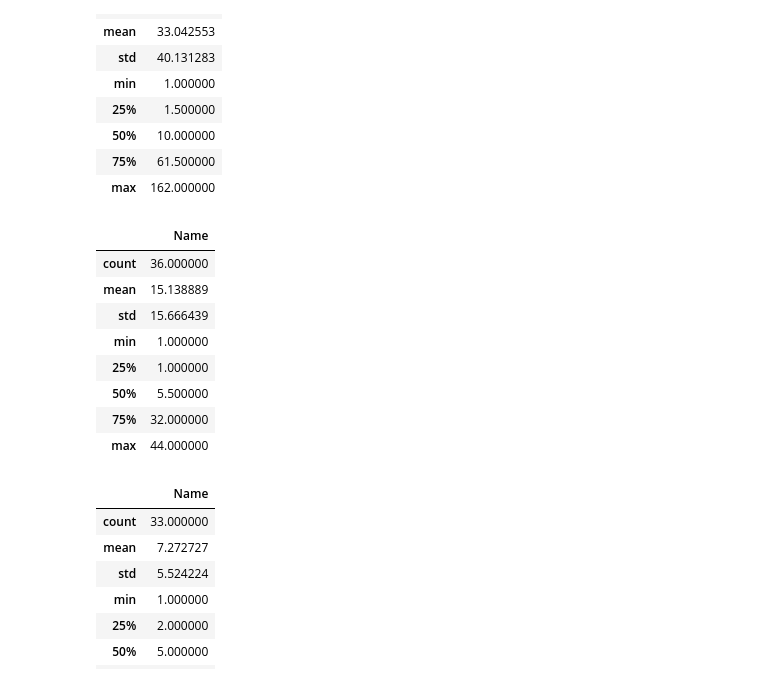
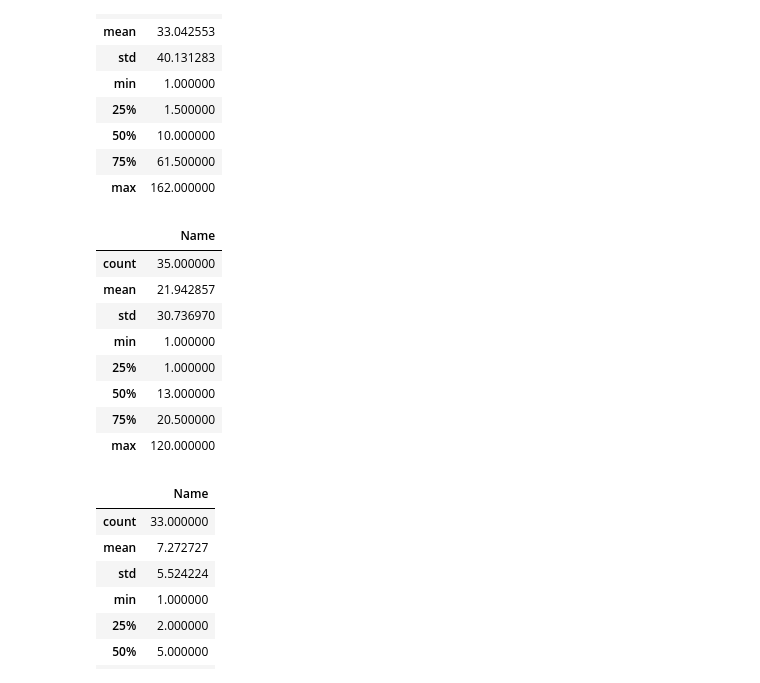
Before and after one commit to fedhere/willowsposterSNcount, a Jupyter notebook: sn_stuff_for_poster_2022pcwFED.ipynb, the cells around one changed output. Saved outputs shown, nothing was run; the diff lists cells and outputs as text; code cells hidden in the pictures.

```diff
--- a/sn_stuff_for_poster_2022pcwFED.ipynb
+++ b/sn_stuff_for_poster_2022pcwFED.ipynb
@@ -105,18 +105,18 @@ all_df.describe()
 | 75% | 61.500000 |
 | max | 162.000000 |
 # %%
-nospec_df = osc.loc[osc["Spec."] == 0].groupby("year").count()[["Name"]]
+nospec_df = osc.loc[osc["Spec."].isin([1,2])].groupby("year").count()[["Name"]]
 nospec_df.describe()
 # %% [output]
 |  | Name |
-| count | 36.000000 |
-| mean | 15.138889 |
-| std | 15.666439 |
+| count | 35.000000 |
+| mean | 21.942857 |
+| std | 30.736970 |
 | min | 1.000000 |
 | 25% | 1.000000 |
-| 50% | 5.500000 |
-| 75% | 32.000000 |
-| max | 44.000000 |
+| 50% | 13.000000 |
+| 75% | 20.500000 |
+| max | 120.000000 |
 # %%
 multispec_df = osc.loc[osc["Spec."] >2].groupby("year").count()[["Name"]]
 multispec_df.describe()
```
Also changed, not shown: parts of 11 cells of this notebook.
